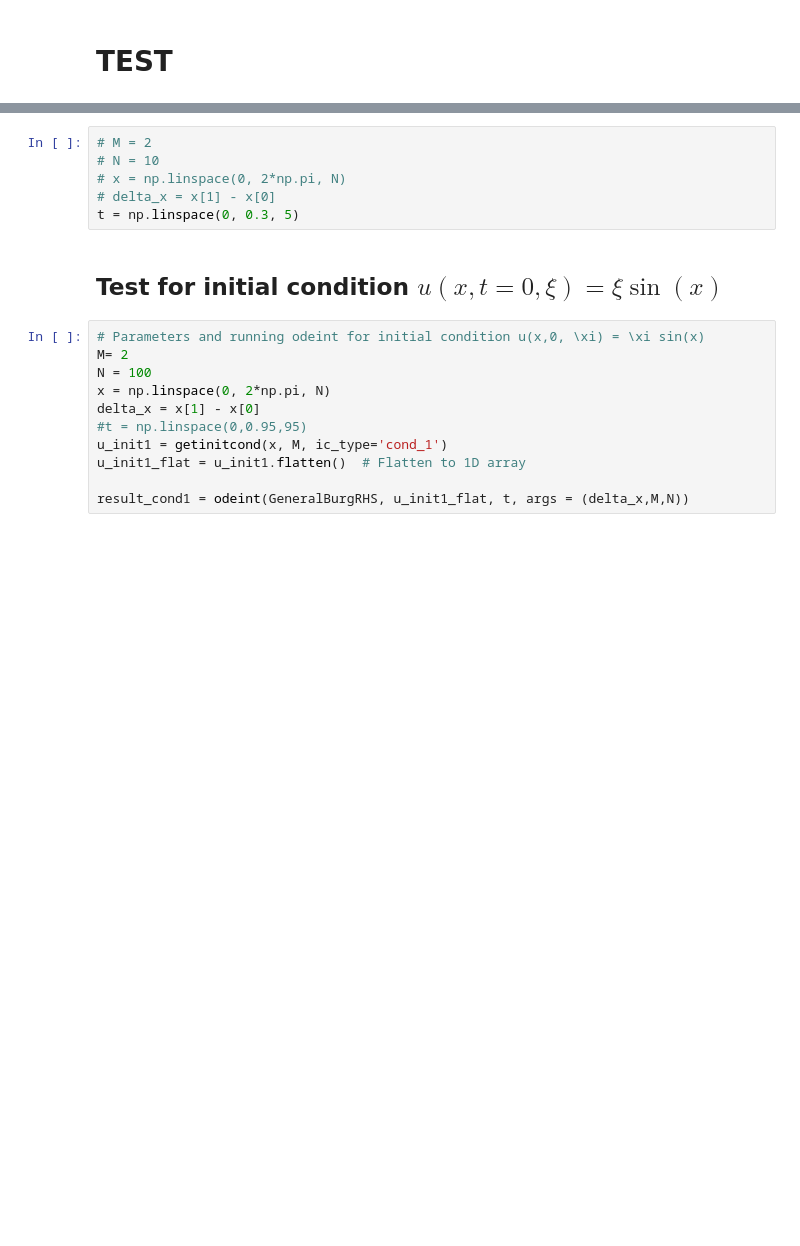
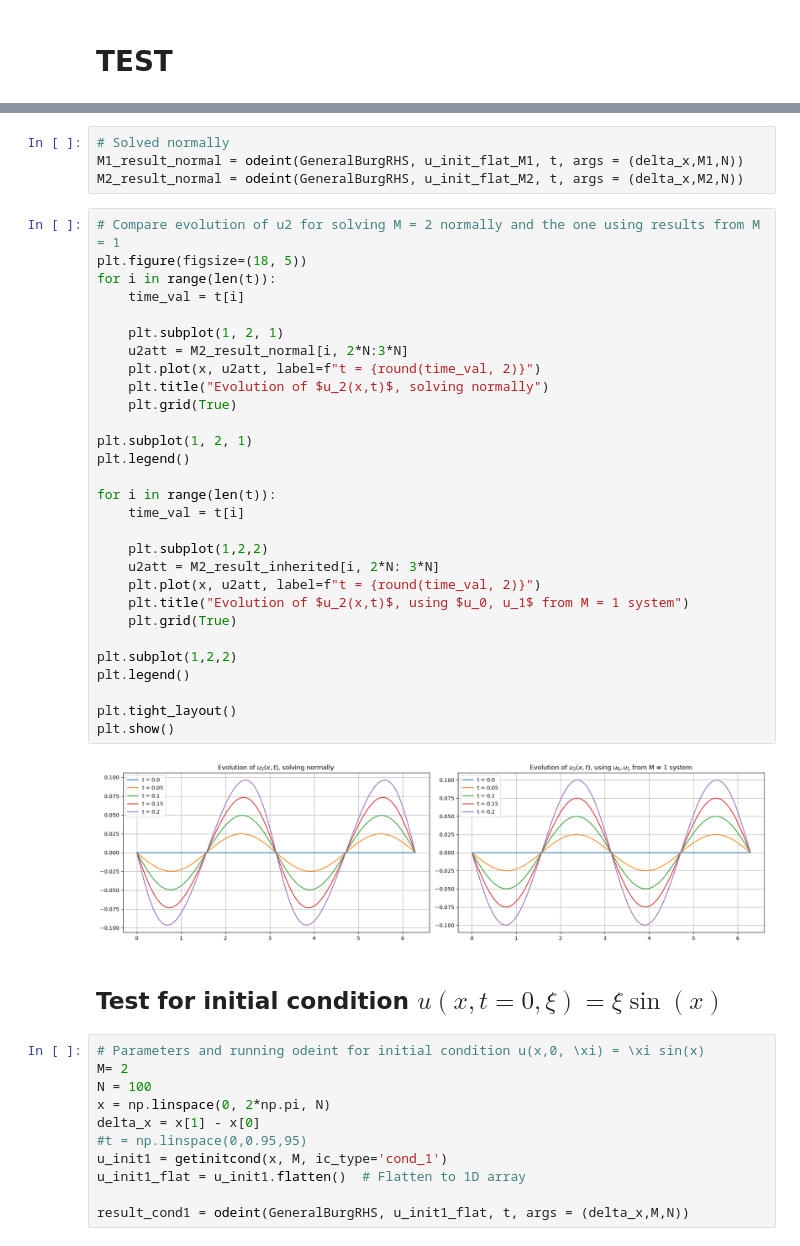
Before and after one commit to giangch0/stochastic_pde, a Jupyter notebook: stochasticpde.ipynb, the cells around one changed output, grey strips where cells are left out. Cells and saved outputs as stored; diff of their text form; blank space fills up the shorter version.

```diff
--- a/stochasticpde.ipynb
+++ b/stochasticpde.ipynb
@@ -324,9 +384,38 @@ def GeneralBurgHierachy(u, t, delta_x, M, N, u_from_M1 = None):
 # %%
-# M = 2
-# N = 10
-# x = np.linspace(0, 2*np.pi, N)
-# delta_x = x[1] - x[0]
-t = np.linspace(0, 0.3, 5)
+# Solved normally
+M1_result_normal = odeint(GeneralBurgRHS, u_init_flat_M1, t, args = (delta_x,M1,N))
+M2_result_normal = odeint(GeneralBurgRHS, u_init_flat_M2, t, args = (delta_x,M2,N))
+# %%
+# Compare evolution of u2 for solving M = 2 normally and the one using results from M = 1
+plt.figure(figsize=(18, 5))
+for i in range(len(t)):
+    time_val = t[i]
+
+    plt.subplot(1, 2, 1)
+    u2att = M2_result_normal[i, 2*N:3*N]
+    plt.plot(x, u2att, label=f"t = {round(time_val, 2)}")
+    plt.title("Evolution of $u_2(x,t)$, solving normally")
+    plt.grid(True)
+
+plt.subplot(1, 2, 1)
+plt.legend()
+
+for i in range(len(t)):
+    time_val = t[i]
+
+    plt.subplot(1,2,2)
+    u2att = M2_result_inherited[i, 2*N: 3*N]
+    plt.plot(x, u2att, label=f"t = {round(time_val, 2)}")
+    plt.title("Evolution of $u_2(x,t)$, using $u_0, u_1$ from M = 1 system")
+    plt.grid(True)
+
+plt.subplot(1,2,2)
+plt.legend()
+
+plt.tight_layout()
+plt.show()
+# %% [output]
+[figure, added]
 # %% [markdown]
 ## Test for initial condition $u(x,t=0, \xi) = \xi \sin (x)$
 # %%
```
Also changed, not shown: parts of 23 cells of this notebook.
